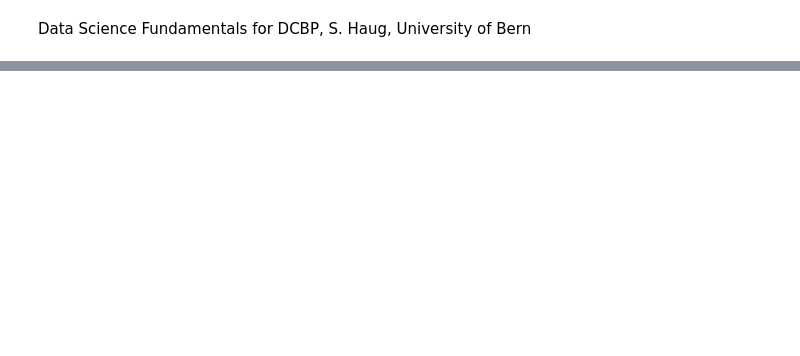
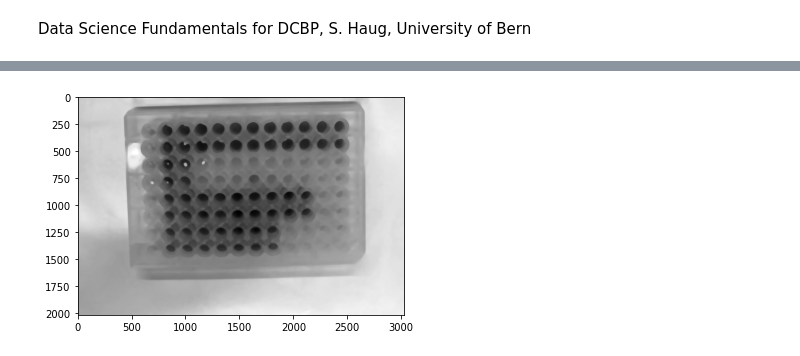
Before and after one commit to pernilletemmerud/DCF-PT, a Jupyter notebook: CodingTask2.ipynb, the cells around one changed output, grey strips where cells are left out. Saved outputs shown, nothing was run; the diff lists cells and outputs as text; code cells hidden in the pictures; blank space fills up the shorter version.

```diff
--- a/CodingTask2.ipynb
+++ b/CodingTask2.ipynb
@@ -14,0 +39,11 @@ Data Science Fundamentals for DCBP, S. Haug, University of Bern
+# %%
+#Convert the image to png - code from Notebook 11
+
+image_folder = '/content/drive/MyDrive/DataScienceFundamentals/images/'
+
+for filename in os.listdir(image_folder):
+  url_name = filename
+  heif_file = pillow_heif.read_heif(image_folder+url_name)
+  image = Image.frombytes(heif_file.mode,heif_file.size,heif_file.data,"raw",)
+  url_name = url_name.split('.')[0]+'.png'
+  image.save(image_folder+url_name, format="png")
@@ -14,0 +60,17 @@ Data Science Fundamentals for DCBP, S. Haug, University of Bern
+# %%
+#loading one of the images and showing the B channel
+url_name = 'IMG_5390.png'
+imageRGB  = io.imread(image_folder+url_name)
+plt.imshow(imageRGB)
+image = imageRGB[:,:,2]
+print(f'Image shape: {imageRGB.shape,image.shape}')
+
+#plotting image
+plt.figure(figsize=(10,10))
+plt.show()
+
+#cropping so I only see the lower part, changing color to gray
+image = image[image.shape[0]//2:image.shape[0],:]
+print(f'Image shape: {image.shape}')
+plt.imshow(image, cmap ='gray')
+plt.show()
@@ -14,0 +83,8 @@ Data Science Fundamentals for DCBP, S. Haug, University of Bern
+# %%
+#removing white reflection with filtering
+
+image_mean = skf.median(image,selem=skm.disk(20))
+plt.imshow(image_mean, cmap ='gray')
+plt.show()
+# %% [output]
+[figure, added]
```
Also changed, not shown: parts of 20 cells of this notebook.
